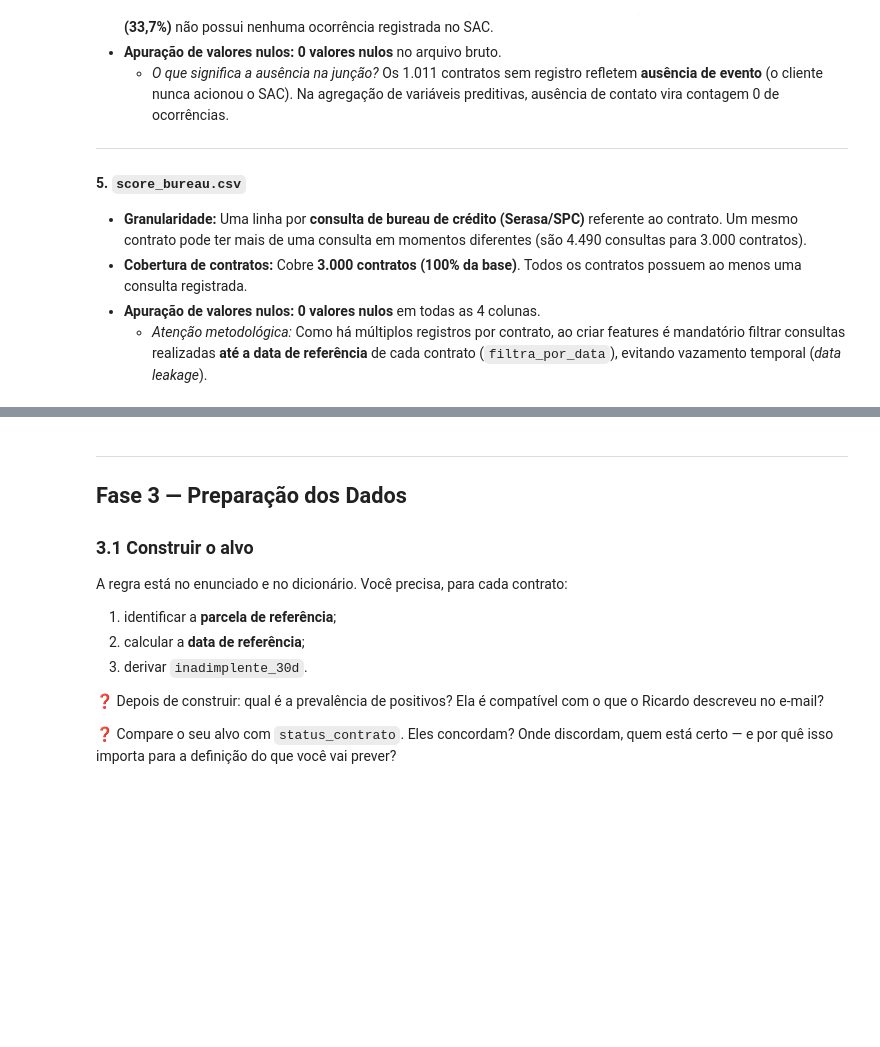
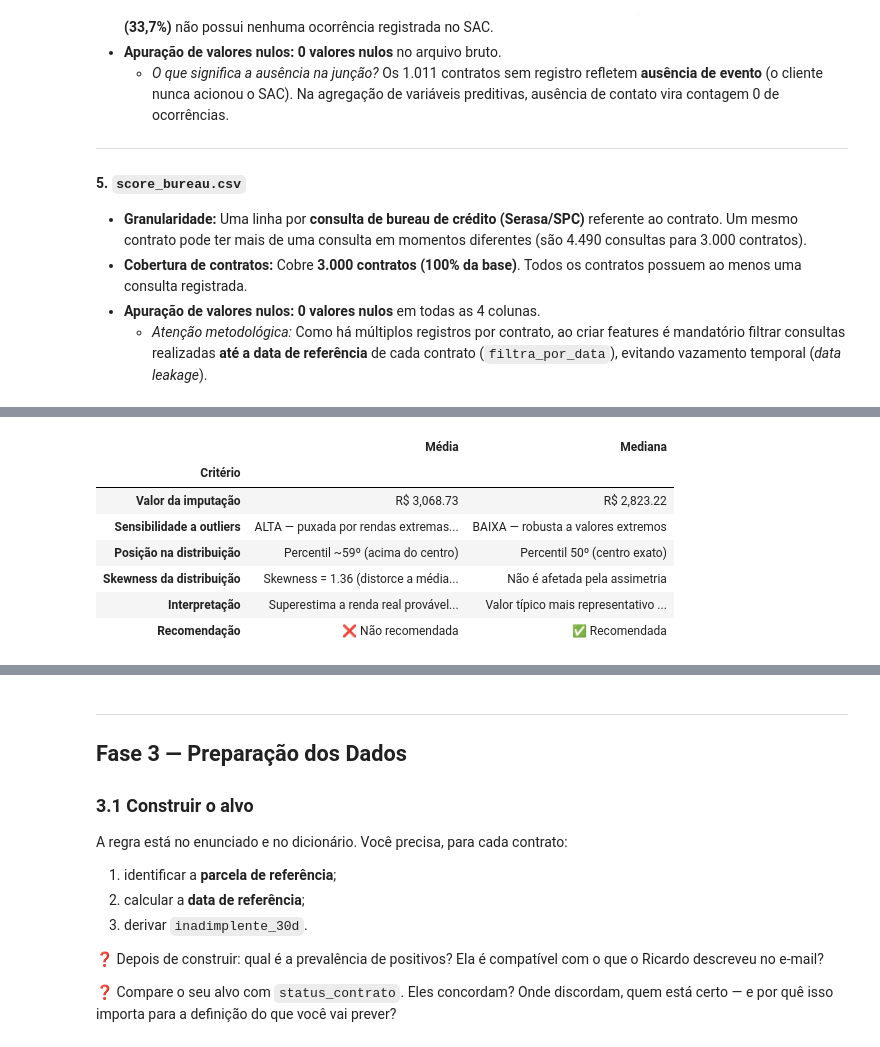
Before and after one commit to raicasale/bemlar, a Jupyter notebook: enunciado.ipynb, the cells around one changed output, grey strips where cells are left out. Cells and saved outputs as stored; diff of their text form; code cells hidden in the pictures; blank space fills up the shorter version.

```diff
--- a/enunciado.ipynb
+++ b/enunciado.ipynb
@@ -228,0 +330,39 @@ df_inventario
+# %%
+# ── Tabela comparativa: Média vs Mediana ──
+comparativo = pd.DataFrame({
+    'Critério': [
+        'Valor da imputação',
+        'Sensibilidade a outliers',
+        'Posição na distribuição',
+        'Skewness da distribuição',
+        'Interpretação',
+        'Recomendação'
+    ],
+    'Média': [
+        f'R$ {media:,.2f}',
+        'ALTA — puxada por rendas extremas (até R$ 12.407)',
+        f'Percentil ~{(renda_pos <= media).mean()*100:.0f}º (acima do centro)',
+        f'Skewness = {skew:.2f} (distorce a média para cima)',
+        'Superestima a renda real provável do cliente',
+        '❌ Não recomendada'
+    ],
+    'Mediana': [
+        f'R$ {mediana:,.2f}',
+        'BAIXA — robusta a valores extremos',
+        'Percentil 50º (centro exato)',
+        'Não é afetada pela assimetria',
+        'Valor típico mais representativo da base',
+        '✅ Recomendada'
+    ]
+})
+comparativo.set_index('Critério', inplace=True)
+comparativo
+# %% [output]
+|  | Média | Mediana |
+| Critério |  |  |
+| Valor da imputação | R$ 3,068.73 | R$ 2,823.22 |
+| Sensibilidade a outliers | ALTA — puxada por rendas extremas... | BAIXA — robusta a valores extremos |
+| Posição na distribuição | Percentil ~59º (acima do centro) | Percentil 50º (centro exato) |
+| Skewness da distribuição | Skewness = 1.36 (distorce a média... | Não é afetada pela assimetria |
+| Interpretação | Superestima a renda real provável... | Valor típico mais representativo ... |
+| Recomendação | ❌ Não recomendada | ✅ Recomendada |
```
Also changed, not shown: parts of 8 cells of this notebook.
